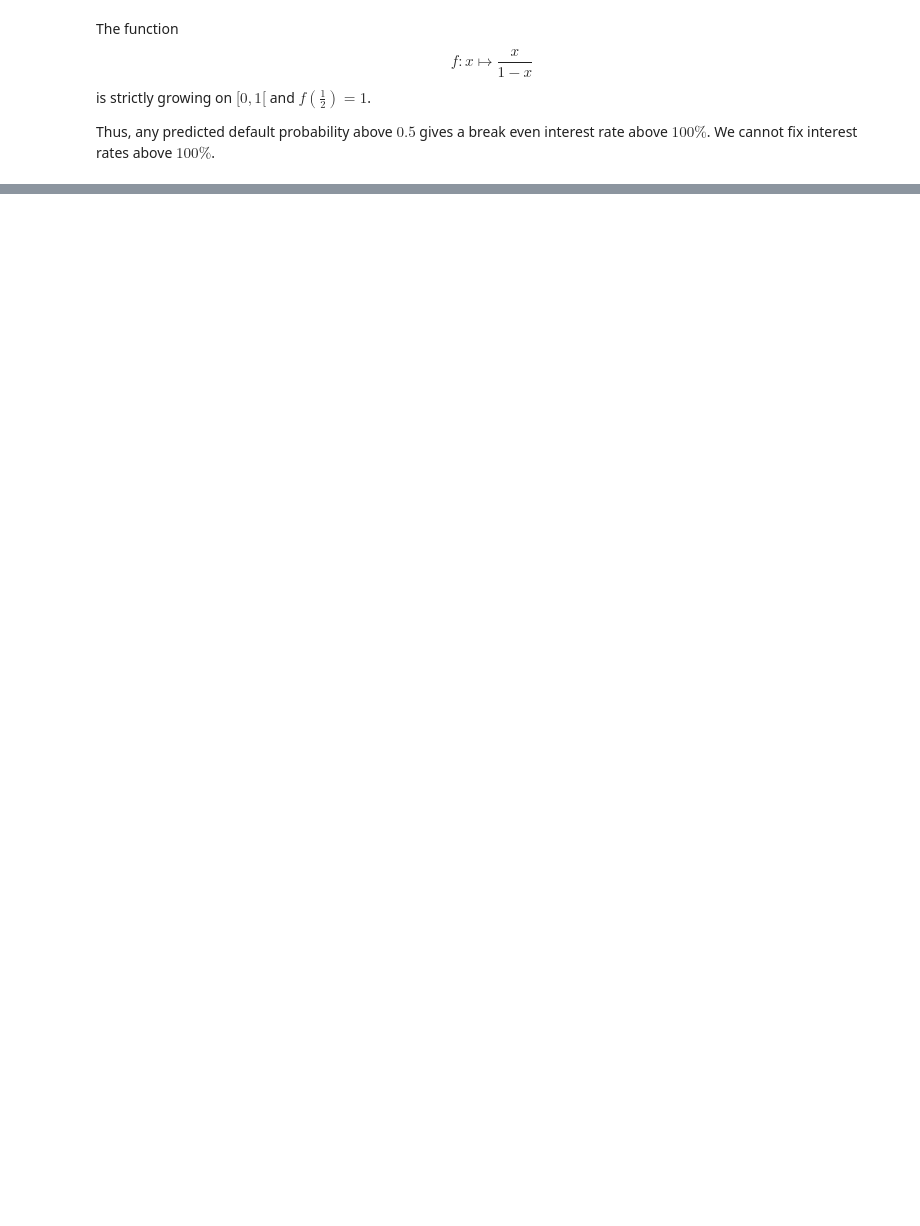
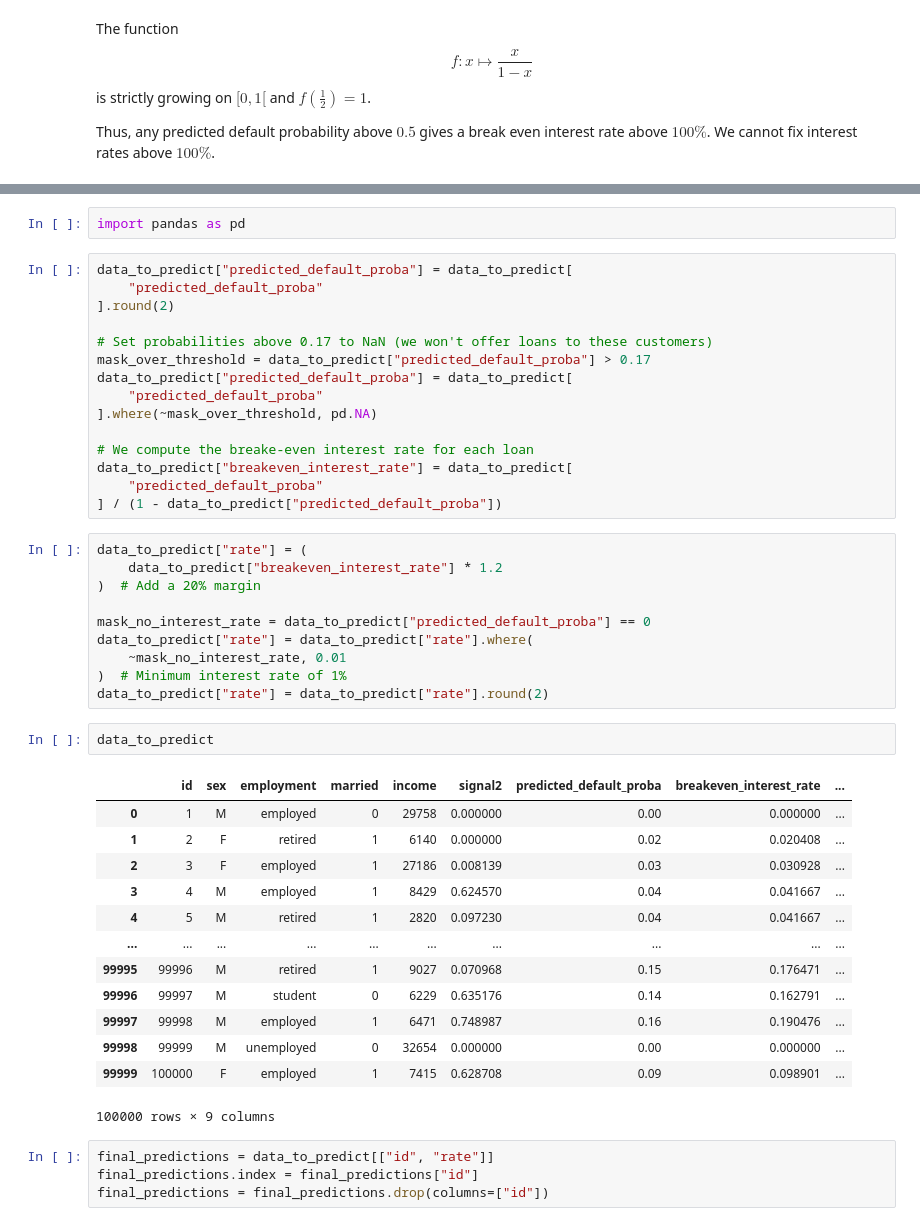
Before and after one commit to auggy-ntn/finance-lending-game, a Jupyter notebook: notebooks/predict_rates.ipynb, the cells around one changed output, grey strips where cells are left out. Saved outputs shown, nothing was run; the diff lists cells and outputs as text; blank space fills up the shorter version.

```diff
--- a/notebooks/predict_rates.ipynb
+++ b/notebooks/predict_rates.ipynb
@@ -65,0 +82,47 @@ Name: predicted_default_proba, dtype: float64
+# %%
+import pandas as pd
+# %%
+data_to_predict["predicted_default_proba"] = data_to_predict[
+    "predicted_default_proba"
+].round(2)
+
+# Set probabilities above 0.17 to NaN (we won't offer loans to these customers)
+mask_over_threshold = data_to_predict["predicted_default_proba"] > 0.17
+data_to_predict["predicted_default_proba"] = data_to_predict[
+    "predicted_default_proba"
+].where(~mask_over_threshold, pd.NA)
+
+# We compute the breake-even interest rate for each loan
+data_to_predict["breakeven_interest_rate"] = data_to_predict[
+    "predicted_default_proba"
+] / (1 - data_to_predict["predicted_default_proba"])
+# %%
+data_to_predict["rate"] = (
+    data_to_predict["breakeven_interest_rate"] * 1.2
+)  # Add a 20% margin
+
+mask_no_interest_rate = data_to_predict["predicted_default_proba"] == 0
+data_to_predict["rate"] = data_to_predict["rate"].where(
+    ~mask_no_interest_rate, 0.01
+)  # Minimum interest rate of 1%
+data_to_predict["rate"] = data_to_predict["rate"].round(2)
+# %%
+data_to_predict
+# %% [output]
+|  | id | sex | employment | married | income | signal2 | predicted_default_proba | breakeven_interest_rate | ... |
+| 0 | 1 | M | employed | 0 | 29758 | 0.000000 | 0.00 | 0.000000 | ... |
+| 1 | 2 | F | retired | 1 | 6140 | 0.000000 | 0.02 | 0.020408 | ... |
+| 2 | 3 | F | employed | 1 | 27186 | 0.008139 | 0.03 | 0.030928 | ... |
+| 3 | 4 | M | employed | 1 | 8429 | 0.624570 | 0.04 | 0.041667 | ... |
+| 4 | 5 | M | retired | 1 | 2820 | 0.097230 | 0.04 | 0.041667 | ... |
+| ... | ... | ... | ... | ... | ... | ... | ... | ... | ... |
+| 99995 | 99996 | M | retired | 1 | 9027 | 0.070968 | 0.15 | 0.176471 | ... |
+| 99996 | 99997 | M | student | 0 | 6229 | 0.635176 | 0.14 | 0.162791 | ... |
+| 99997 | 99998 | M | employed | 1 | 6471 | 0.748987 | 0.16 | 0.190476 | ... |
+| 99998 | 99999 | M | unemployed | 0 | 32654 | 0.000000 | 0.00 | 0.000000 | ... |
+| 99999 | 100000 | F | employed | 1 | 7415 | 0.628708 | 0.09 | 0.098901 | ... |
+100000 rows × 9 columns
+# %%
+final_predictions = data_to_predict[["id", "rate"]]
+final_predictions.index = final_predictions["id"]
+final_predictions = final_predictions.drop(columns=["id"])
```
Also changed, not shown: parts of 9 cells of this notebook, 1 other file.
